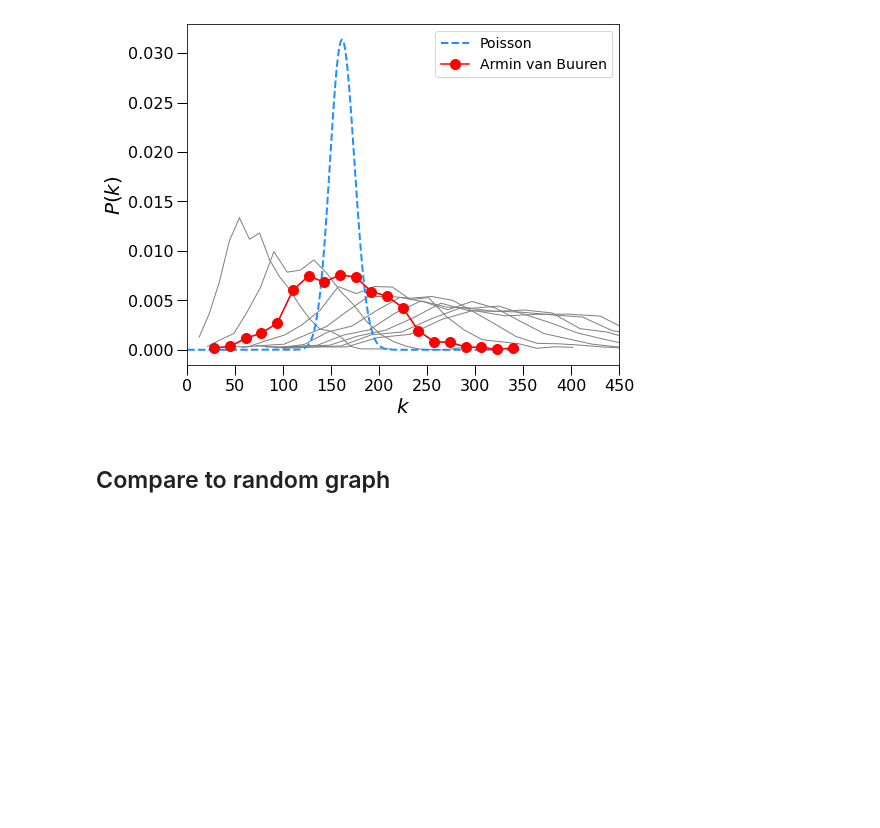
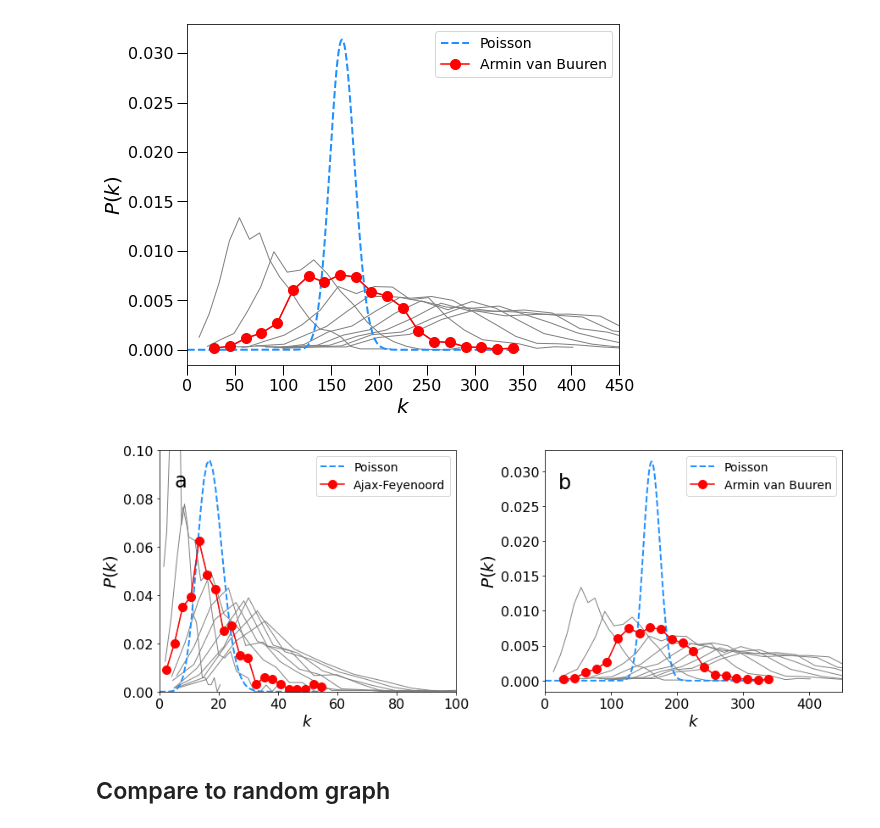
Before and after one commit to anslemhuncho/Crowd-Epidemiology-, a Jupyter notebook: aggregated-network-analysis.ipynb, the cells around one changed output. Drawn from its saved outputs; the diff is of its cells as text; code cells hidden in the pictures; blank space fills up the shorter version.

```diff
--- a/aggregated-network-analysis.ipynb
+++ b/aggregated-network-analysis.ipynb
@@ -220,14 +393,14 @@ plt.show()
 # %% [markdown]
 ## Sweep degree distributions over distance threshold
 # %%
-histograms=[]
+histograms1=[]
 for i in range(10):
     filename='Cpp/contactsequence362a_sweep' + str(i) + '.csv'
     df11=pd.read_csv(filename,header=None,names=['Source','Target','timestamp'])
     degrees11 = getDegrees(df11)
     hist11, bin_edges = np.histogram(degrees11, bins=20, density=True)
     bin_centers11 = (bin_edges[1:]+bin_edges[:-1])/2.0
-    histograms.append([bin_centers11, hist11])
+    histograms1.append([bin_centers11, hist11])
 # %% [output]
 0 361
 0 361
@@ -245,9 +418,9 @@ plt.subplots_adjust(left=0.15,top=0.95,bottom=0.16)
 
 for i in range(0,10):
     #plt.plot(histograms[i][0], histograms[i][1], 'o', color='grey')
-    plt.plot(histograms[i][0], histograms[i][1], color='grey', linewidth=1)
+    plt.plot(histograms1[i][0], histograms1[i][1], color='grey', linewidth=1)
 
-plt.plot(k1, p1, linestyle='--', color='dodgerblue', linewidth=2, label='Poisson')
+plt.plot(k1, p_1, linestyle='--', color='dodgerblue', linewidth=2, label='Poisson')
 
 plt.plot(bin_centers1, hist1, color='r',marker='o', markersize=10, label='Ajax-Feyenoord')
 
@@ -268,14 +441,14 @@ plt.show()
 # %% [output]
 [figure]
 # %%
-histograms=[]
+histograms2=[]
 for i in range(10):
     filename='Cpp/contactsequence1048_sweep' + str(i) + '.csv'
     df21=pd.read_csv(filename,header=None,names=['Source','Target','timestamp'])
     degrees21 = getDegrees(df21)
     hist21, bin_edges = np.histogram(degrees21, bins=20, density=True)
     bin_centers21 = (bin_edges[1:]+bin_edges[:-1])/2.0
-    histograms.append([bin_centers21, hist21])
+    histograms2.append([bin_centers21, hist21])
 # %% [output]
 0 1047
 0 1047
@@ -293,9 +466,9 @@ plt.subplots_adjust(left=0.15,top=0.95,bottom=0.16)
 
 for i in range(0,10):
     #plt.plot(histograms[i][0], histograms[i][1], 'o', color='grey')
-    plt.plot(histograms[i][0], histograms[i][1], color='grey', linewidth=1)
+    plt.plot(histograms2[i][0], histograms2[i][1], color='grey', linewidth=1)
 
-plt.plot(k2, p2, linestyle='--', color='dodgerblue', linewidth=2, label='Poisson')
+plt.plot(k2, p_2, linestyle='--', color='dodgerblue', linewidth=2, label='Poisson')
 
 plt.plot(bin_centers2, hist2, color='r',marker='o', markersize=10, label='Armin van Buuren')
 
@@ -315,5 +488,58 @@ plt.legend(loc=1,fontsize = 14)
 plt.show()
 # %% [output]
 [figure]
+# %%
+fig = plt.figure(figsize=(14,5))
+grid = plt.GridSpec(1,2,left=0.1,top=0.95,wspace=0.3,bottom=0.16)
+# left=0.1, bottom=0.05, right=None, top=0.95, hspace=0.4, wspace=0.4
+p0=fig.add_subplot(grid[0,0])
+
+s=14
+
+## -------------------------------------------------------------------------
+
+for i in range(0,10):
+    plt.plot(histograms1[i][0], histograms1[i][1], color='grey', linewidth=1)
+
+p0.plot(k1, p_1, linestyle='--', color='dodgerblue', linewidth=2, label='Poisson')
+
+p0.plot(bin_centers1, hist1, color='r',marker='o', markersize=10, label='Ajax-Feyenoord')
+
+p0.set_xlabel(r'$k$', fontsize=18)
+p0.set_ylabel(r'$P(k)$', fontsize=20)
+plt.setp(p0.get_xticklabels(), fontsize=16)
+plt.setp(p0.get_yticklabels(), fontsize=16)
+#plt.tick_params(axis='both',length=10,width=1,which='major')
+#plt.tick_params(axis='both',length=4,width=1,which='minor')
+p0.text(5, 0.085, 'a', fontsize=24)
+p0.legend(loc=1,fontsize=14)
+p0.set_xlim([0,100])
+p0.set_ylim([0,0.1])
+
+## -------------------------------------------------------------------------
+p1=fig.add_subplot(grid[0,1])
+
+for i in range(0,10):
+    plt.plot(histograms2[i][0], histograms2[i][1], color='grey', linewidth=1)
+
+p1.plot(k2, p_2, linestyle='--', color='dodgerblue', linewidth=2, label='Poisson')
+
+p1.plot(bin_centers2, hist2, color='r',marker='o', markersize=10, label='Armin van Buuren')
+
+p1.set_xlabel(r'$k$', fontsize=18)
+p1.set_ylabel(r'$P(k)$', fontsize=20)
+p1.tick_params(labelsize=16)
+plt.yticks(fontsize=16)
+p1.text(20, 0.0275, 'b', fontsize=24)
+p1.legend(fontsize=14, loc=1)
+p1.set_xlim([0,450])
+
+
+#plt.savefig('plots/degree-distribution-poisson-fits-20220703.png')
+#plt.savefig('plots/Figure04.eps')
+
+plt.show()
+# %% [output]
+[figure, added]
 # %% [markdown]
 ## Compare to random graph
```
Also changed, not shown: parts of 42 cells of this notebook.
